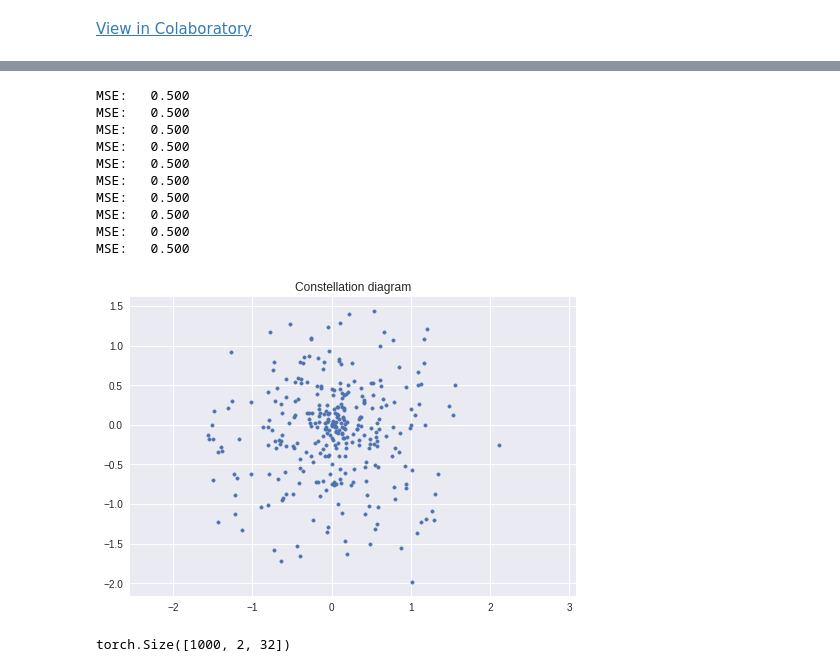
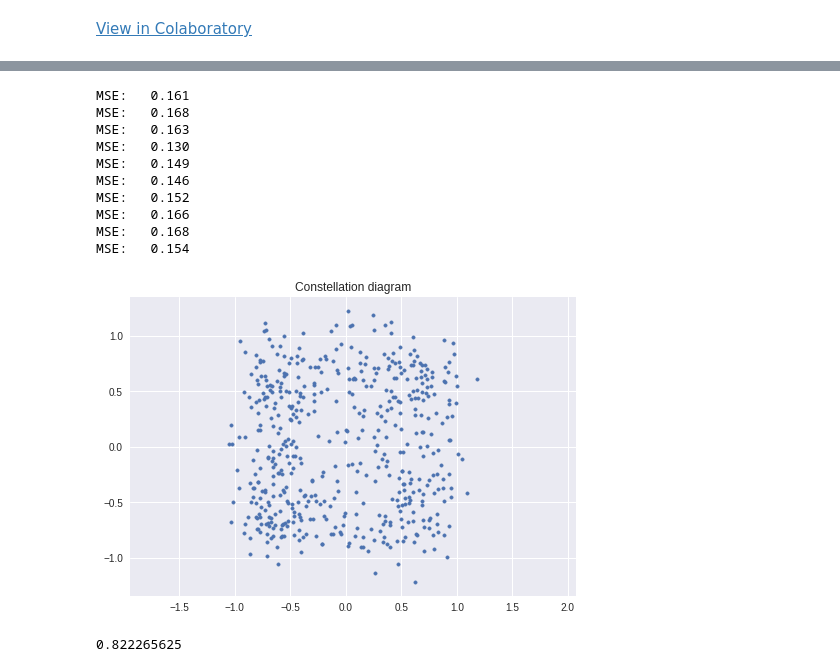
Before and after one commit to planewave/coherent_receiver_with_CNN, a Jupyter notebook: equalization.ipynb, the cells around one changed output, grey strips where cells are left out. Cells and saved outputs as stored; diff of their text form; code cells hidden in the pictures.

```diff
--- a/equalization.ipynb
+++ b/equalization.ipynb
@@ -162,15 +164,16 @@ class NET(nn.Module):
 
 net = NET()
 net.cuda()
-
+LR = 1e-4 # learning rate
 optimizer = torch.optim.Adam(net.parameters(), lr=LR)   # optimize all cnn parameters
 # loss_func = nn.CrossEntropyLoss()
 # target = torch.tensor(msg, device=device, dtype=torch.long)
 loss_func = nn.MSELoss()
 # %%
 # training
-rec = np.zeros((SYMB, 2, 32))
-for epoch in range(100):
+rec = np.zeros((SYMB, 2, span*4)) # span*4: 4 samples per symbol is used
+step = int(sps/4) # for net_in down sampling
+for epoch in range(1000):
     msg = np.random.randint(0, M, SYMB)
     sig_mod = np.exp(1j*(np.pi/M+msg*(2*np.pi/M)))
     sig_up = upsample(sig_mod, sps)
@@ -179,9 +182,10 @@ for epoch in range(100):
     sig_ch = np.convolve(sig_pass, hp)[0:sig_pass.size]+ \
         0.5*np.random.randn(sig_pass.size)
     sig_base = sig_ch*np.conj(carrier)
+    sig_filt = np.convolve(sig_base, rrc)
     for symb_ind in range(SYMB):
-        rec[symb_ind, 0, :] = sig_base[symb_ind: symb_ind+32].real
-        rec[symb_ind, 1, :] = sig_base[symb_ind: symb_ind+32].imag
+        rec[symb_ind, 0, :] = sig_base[symb_ind*sps: symb_ind*sps+span*sps: step].real
+        rec[symb_ind, 1, :] = sig_base[symb_ind*sps: symb_ind*sps+span*sps: step].imag
     rec_ts = torch.tensor(rec, device=device, dtype=dtype)/10
 
 
@@ -193,7 +197,7 @@ for epoch in range(100):
     loss.backward()                     # backpropagation, compute gradients
     optimizer.step()
 
-    if epoch%10 == 0:
+    if epoch%100 == 0:
 #         prediction = torch.max(nn.functional.softmax(est, 1), 1)[1]
 #         accu = torch.sum(prediction == target).item()/prediction.size(0)
 #         print('Epoch:', epoch, 'accuracy:', accu)
@@ -201,31 +205,42 @@ for epoch in range(100):
         print('MSE: %7.3f'% loss.item())
 #
 # %% [output]
-MSE:   0.500
-MSE:   0.500
-MSE:   0.500
-MSE:   0.500
-MSE:   0.500
-MSE:   0.500
-MSE:   0.500
-MSE:   0.500
-MSE:   0.500
-MSE:   0.500
+MSE:   0.161
+MSE:   0.168
+MSE:   0.163
+MSE:   0.130
+MSE:   0.149
+MSE:   0.146
+MSE:   0.152
+MSE:   0.166
+MSE:   0.168
+MSE:   0.154
 # %%
 # net_out = net(rec)
-# plt.scatter(net_out[:, 0].detach().cpu().numpy(),
-#             net_out[:, 1].detach().cpu().numpy(), marker='.')
+out_r = net_out[:, 0].detach().cpu().numpy()
+out_i = net_out[:, 1].detach().cpu().numpy()
 
-plt.scatter(sig_base[symb_ind: symb_ind+320].real,
-            sig_base[symb_ind: symb_ind+320].imag, marker='.')
+plt.scatter(out_r, out_i, marker='.')
+
+# plt.scatter(sig_base[symb_ind: symb_ind+320].real,
+#             sig_base[symb_ind: symb_ind+320].imag, marker='.')
 plt.axis('equal')
 plt.title('Constellation diagram')
 # plt.ylim(-20, 20)
 # plt.xlim(-20, 20)
 plt.show()
+
+# deodulation
+demod  = np.zeros_like(msg)
+for ind in range(SYMB):
+    if out_r[ind] >= 0:
+        demod[ind] = 0 if out_i[ind] >= 0 else 3
+    else:
+        demod[ind] = 1 if out_i[ind] >= 0 else 2
+
+
+symb_acc = np.sum(msg == demod)/SYMB
+symb_acc
 # %% [output]
-[figure, old version]
+[figure, new version]
+0.822265625
-# %%
-rec_ts.shape
-# %% [output]
-torch.Size([1000, 2, 32])
```
Also changed, not shown: parts of 4 cells of this notebook.
